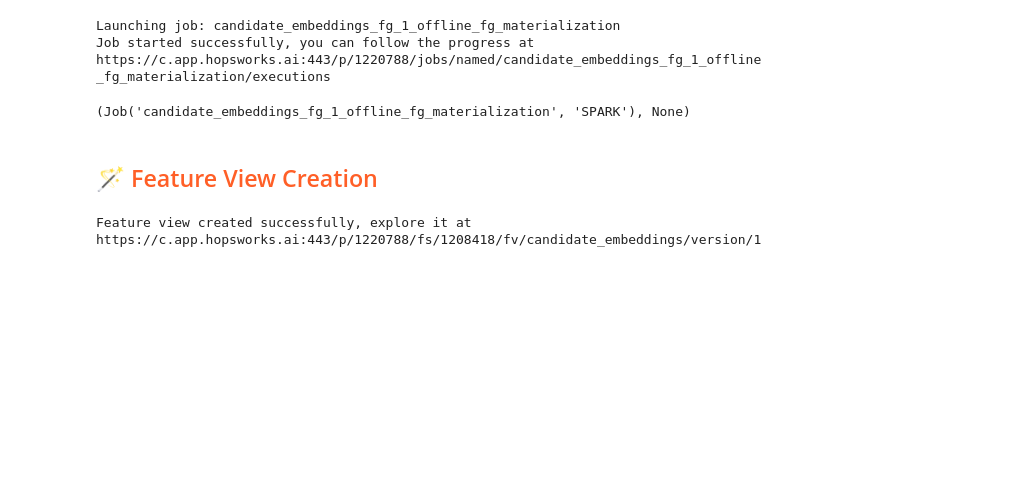
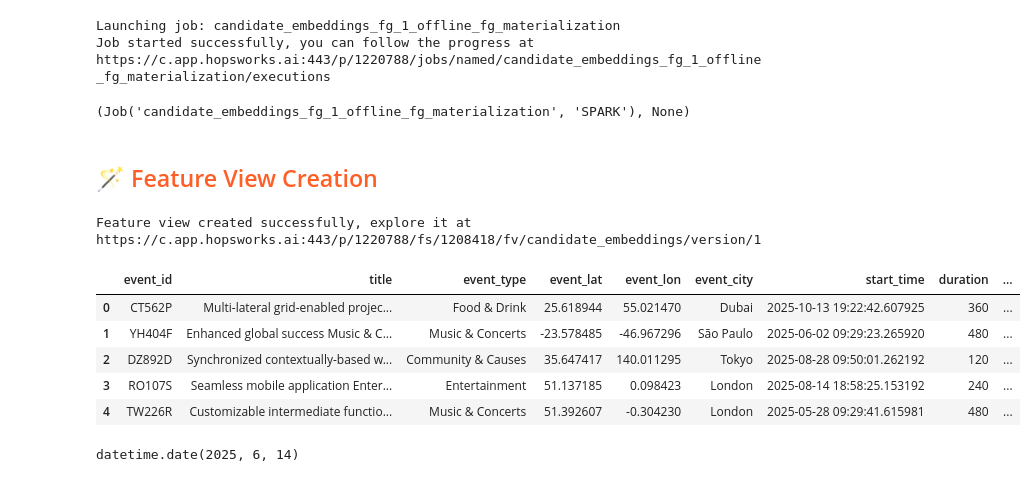
Before and after one commit to AbigailUchennaNkama/masters_thesis_project, a Jupyter notebook: thesis/notebooks/create_embedding.ipynb, the cells around one changed output. Saved outputs shown, nothing was run; the diff lists cells and outputs as text; code cells hidden in the pictures; blank space fills up the shorter version.

```diff
--- a/thesis/notebooks/create_embedding.ipynb
+++ b/thesis/notebooks/create_embedding.ipynb
@@ -202,3 +202,27 @@ feature_view = fs.get_or_create_feature_view(
 # %% [output]
 Feature view created successfully, explore it at
 https://c.app.hopsworks.ai:443/p/1220788/fs/1208418/fv/candidate_embeddings/version/1
+# %%
+events_df.head()
+# %% [output]
+|  | event_id | title | event_type | event_lat | event_lon | event_city | start_time | duration | ... |
+| 0 | CT562P | Multi-lateral grid-enabled projec... | Food & Drink | 25.618944 | 55.021470 | Dubai | 2025-10-13 19:22:42.607925 | 360 | ... |
+| 1 | YH404F | Enhanced global success Music & C... | Music & Concerts | -23.578485 | -46.967296 | São Paulo | 2025-06-02 09:29:23.265920 | 480 | ... |
+| 2 | DZ892D | Synchronized contextually-based w... | Community & Causes | 35.647417 | 140.011295 | Tokyo | 2025-08-28 09:50:01.262192 | 120 | ... |
+| 3 | RO107S | Seamless mobile application Enter... | Entertainment | 51.137185 | 0.098423 | London | 2025-08-14 18:58:25.153192 | 240 | ... |
+| 4 | TW226R | Customizable intermediate functio... | Music & Concerts | 51.392607 | -0.304230 | London | 2025-05-28 09:29:41.615981 | 480 | ... |
+# %%
+import datetime
+
+# Get today's date as a datetime.date object
+current_date = datetime.datetime.now().date()
+
+# Convert the 'start_time' column to datetime.date
+events_df["start_date"] = pd.to_datetime(events_df["start_time"]).dt.date
+
+# Now the comparison will work
+past_events = events_df[events_df["start_date"] < current_date]
+
+past_events['start_date'].max()
+# %% [output]
+datetime.date(2025, 6, 14)
```
Also changed, not shown: parts of 10 cells of this notebook, 30 other files.
